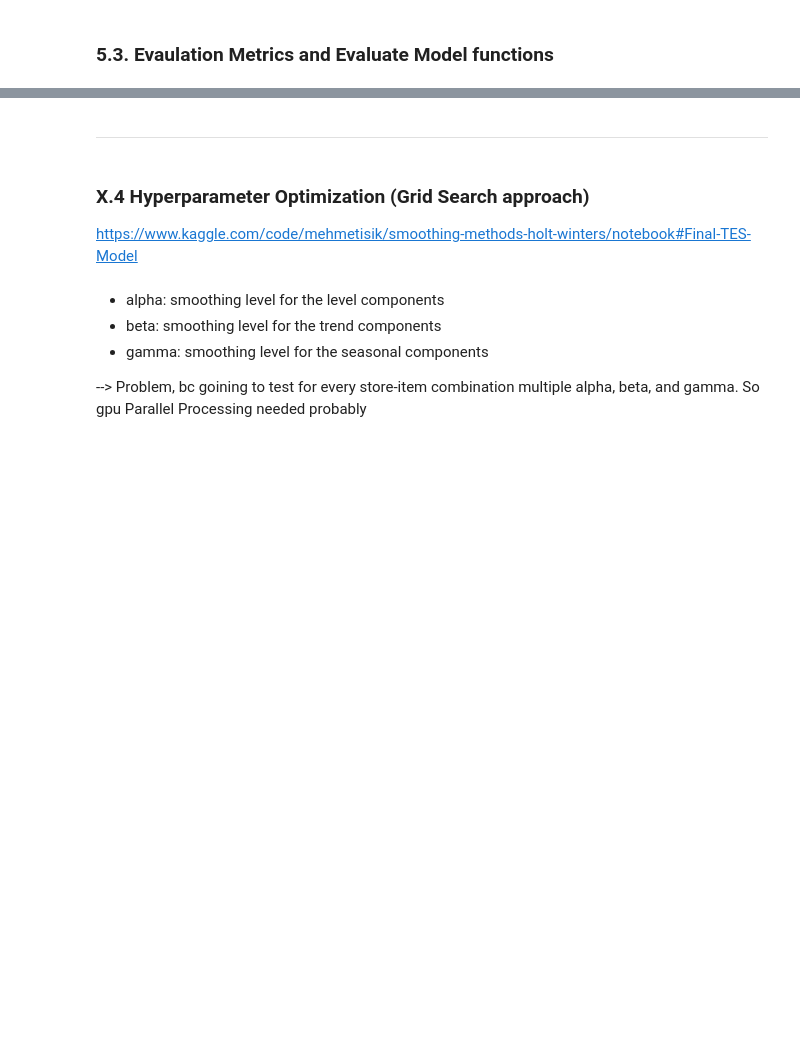
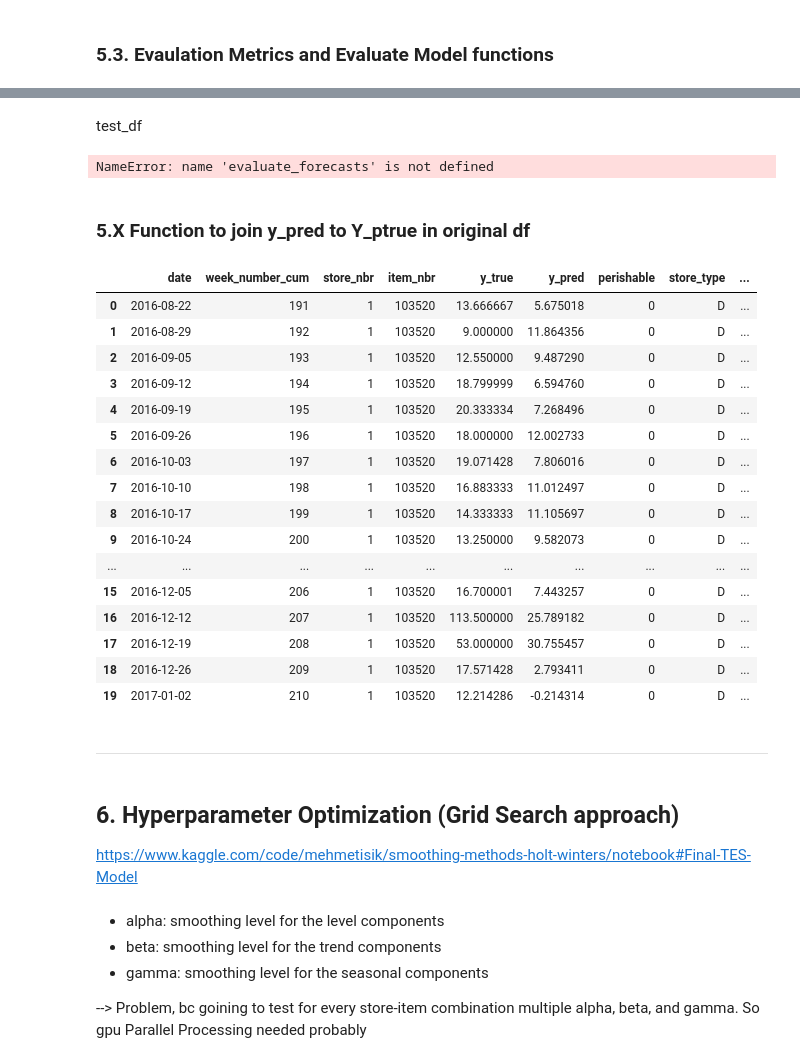
Before and after one commit to AFEngelage/Group4B, a Jupyter notebook: notebooks/2024 10 30 - Split and Model Pipeline - Holt-Winters.ipynb, the cells around one changed output, grey strips where cells are left out. Drawn from its saved outputs; the diff is of its cells as text; code cells hidden in the pictures; blank space fills up the shorter version.

```diff
--- a/notebooks/2024 10 30 - Split and Model Pipeline - Holt-Winters.ipynb
+++ b/notebooks/2024 10 30 - Split and Model Pipeline - Holt-Winters.ipynb
@@ -633,4 +694,8 @@ def holt_winters_model_forecast(
 # %%
-forecast_predictions = holt_winters_model_forecast(
-    train_df, val_df, seasonal_periods=13, trend="add", seasonal="add"
-)  # --> Takes 85 minutes for 10 stores
+forecasts, fitted_values = holt_winters_model_forecast(
+    train_df,
+    val_df,
+    seasonal_periods=52,
+    trend="add",
+    seasonal="add",
+)
@@ -815,0 +963,11 @@ metrics_df.sort_values(by="MAPE", ascending=True).head(50)
+# %% [markdown]
+test_df
+# %%
+# Evaluate forecasts and print metrics
+metrics_df, average_store_metrics_df, overall_metrics_df = evaluate_forecasts(
+    forecasts, test_df
+)
+# %% [output]
+NameError: name 'evaluate_forecasts' is not defined
+# %% [markdown]
+### 5.X Function to join y_pred to Y_ptrue in original df
@@ -816,7 +1030,29 @@ metrics_df.sort_values(by="MAPE", ascending=True).head(50)
+# %%
+val_with_forecasts = add_forecasts_to_df(val_df, forecasts)
+
+val_with_forecasts.head(20)
+# %% [output]
+|  | date | week_number_cum | store_nbr | item_nbr | y_true | y_pred | perishable | store_type | ... |
+| 0 | 2016-08-22 | 191 | 1 | 103520 | 13.666667 | 5.675018 | 0 | D | ... |
+| 1 | 2016-08-29 | 192 | 1 | 103520 | 9.000000 | 11.864356 | 0 | D | ... |
+| 2 | 2016-09-05 | 193 | 1 | 103520 | 12.550000 | 9.487290 | 0 | D | ... |
+| 3 | 2016-09-12 | 194 | 1 | 103520 | 18.799999 | 6.594760 | 0 | D | ... |
+| 4 | 2016-09-19 | 195 | 1 | 103520 | 20.333334 | 7.268496 | 0 | D | ... |
+| 5 | 2016-09-26 | 196 | 1 | 103520 | 18.000000 | 12.002733 | 0 | D | ... |
+| 6 | 2016-10-03 | 197 | 1 | 103520 | 19.071428 | 7.806016 | 0 | D | ... |
+| 7 | 2016-10-10 | 198 | 1 | 103520 | 16.883333 | 11.012497 | 0 | D | ... |
+| 8 | 2016-10-17 | 199 | 1 | 103520 | 14.333333 | 11.105697 | 0 | D | ... |
+| 9 | 2016-10-24 | 200 | 1 | 103520 | 13.250000 | 9.582073 | 0 | D | ... |
+| ... | ... | ... | ... | ... | ... | ... | ... | ... | ... |
+| 15 | 2016-12-05 | 206 | 1 | 103520 | 16.700001 | 7.443257 | 0 | D | ... |
+| 16 | 2016-12-12 | 207 | 1 | 103520 | 113.500000 | 25.789182 | 0 | D | ... |
+| 17 | 2016-12-19 | 208 | 1 | 103520 | 53.000000 | 30.755457 | 0 | D | ... |
+| 18 | 2016-12-26 | 209 | 1 | 103520 | 17.571428 | 2.793411 | 0 | D | ... |
+| 19 | 2017-01-02 | 210 | 1 | 103520 | 12.214286 | -0.214314 | 0 | D | ... |
 # %% [markdown]
 -------------------------------------------
 # %% [markdown]
-### X.4 Hyperparameter Optimization (Grid Search approach)
+## 6. Hyperparameter Optimization (Grid Search approach)
 
 https://www.kaggle.com/code/mehmetisik/smoothing-methods-holt-winters/notebook#Final-TES-Model
 # %% [markdown]
```
Also changed, not shown: parts of 35 cells of this notebook, 2 other files.
